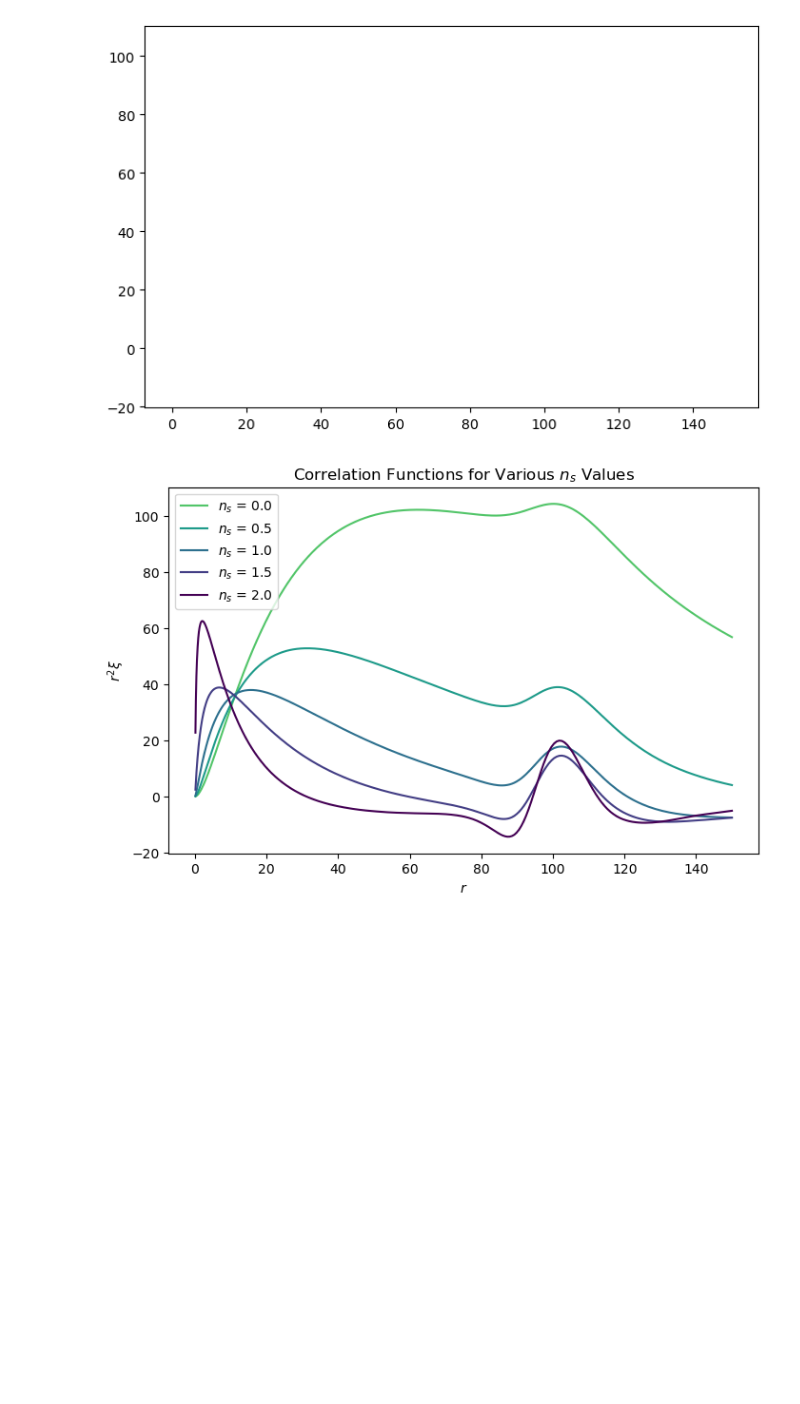
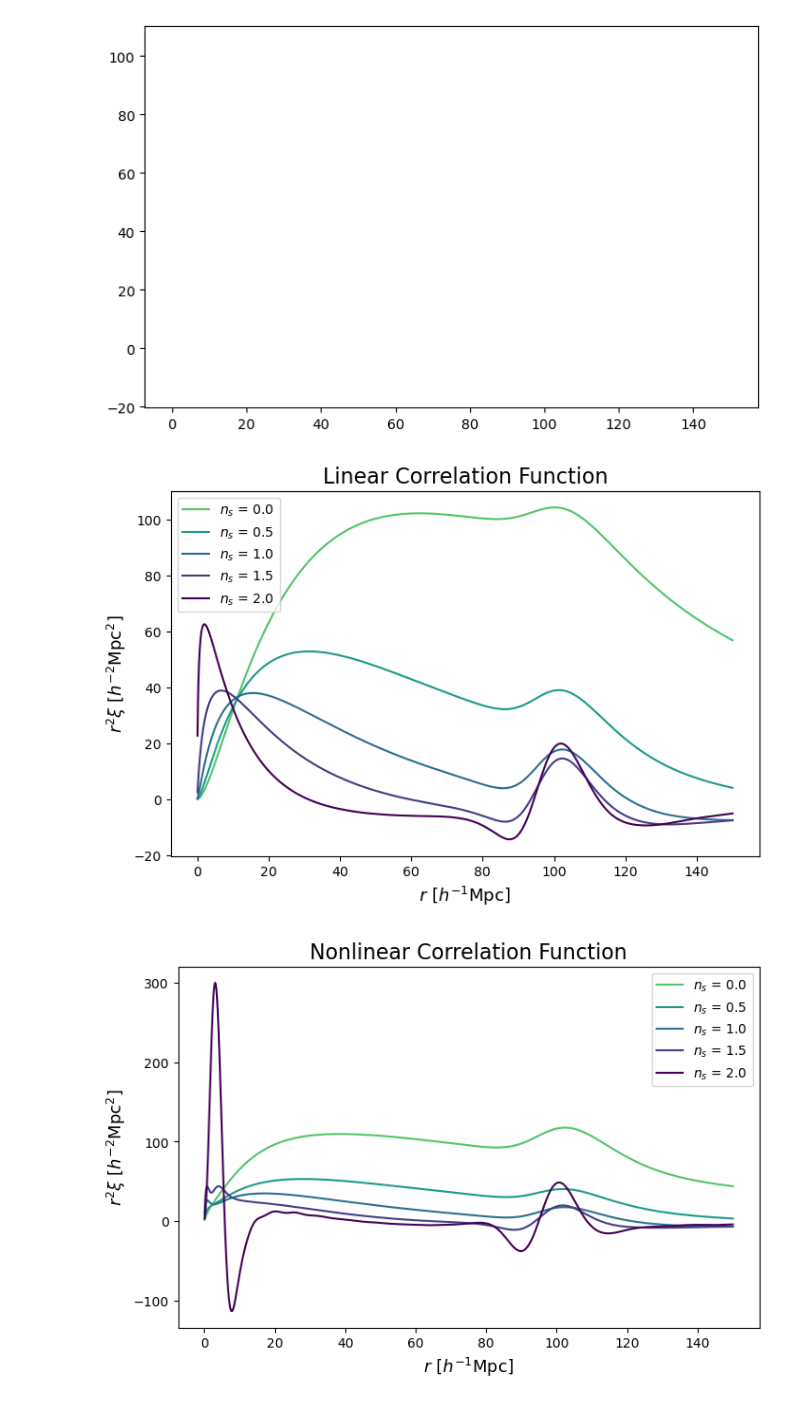
Before and after one commit to AutumnPearce/phys600, a Jupyter notebook: project/for_final.ipynb, the cells around one changed output. Cells and saved outputs as stored; diff of their text form; code cells hidden in the pictures; blank space fills up the shorter version.

```diff
--- a/project/for_final.ipynb
+++ b/project/for_final.ipynb
@@ -195,9 +169,9 @@ HTML(anim.to_html5_video())
 # %%
 fig,ax = plt.subplots(figsize=(8,5))
 cmap = cm.get_cmap('viridis_r', 12)
-ax.set_xlabel('$r$')
-ax.set_ylabel(r"$r^2 \xi$")
-ax.set_title("Correlation Functions for Various $n_s$ Values")
+ax.set_xlabel(r"$r$ $[h^{-1} \mathrm{Mpc}]$", fontsize=13)
+ax.set_ylabel(r"$r^2 \xi \ [h^{-2} \mathrm{Mpc}^2]$", fontsize=13)
+ax.set_title("Linear Correlation Function", fontsize=16)
 
 cosmo = cosmology.Planck15
 r = np.logspace(-1, np.log10(150), 1000)
@@ -214,4 +188,27 @@ for n_s in n_s_vals:
 plt.legend()
 plt.show()
 # %% [output]
-[figure, old version]
+[figure, new version]
+# %%
+fig,ax = plt.subplots(figsize=(8,5))
+cmap = cm.get_cmap('viridis_r', 12)
+ax.set_xlabel(r"$r$ $[h^{-1} \mathrm{Mpc}]$", fontsize=13)
+ax.set_ylabel(r"$r^2 \xi \ [h^{-2} \mathrm{Mpc}^2]$", fontsize=13)
+ax.set_title("Nonlinear Correlation Function", fontsize=16)
+
+cosmo = cosmology.Planck15
+r = np.logspace(-1, np.log10(150), 1000)
+
+n_s_vals = np.linspace(0,2,5)
+for n_s in n_s_vals:
+    cosmo = cosmo.clone(n_s=n_s)
+    pSpec = cosmology.HalofitPower(cosmo, redshift=0)
+    cFunc = cosmology.CorrelationFunction(pSpec)
+
+    col = n_s/3 + .3
+    ax.plot(r, r**2 * cFunc(r), c = cmap(col), label = f'$n_s$ = {round(n_s,1)}')
+
+plt.legend()
+plt.show()
+# %% [output]
+[figure, added]
```
Also changed, not shown: parts of 13 cells of this notebook, 2 other files.
